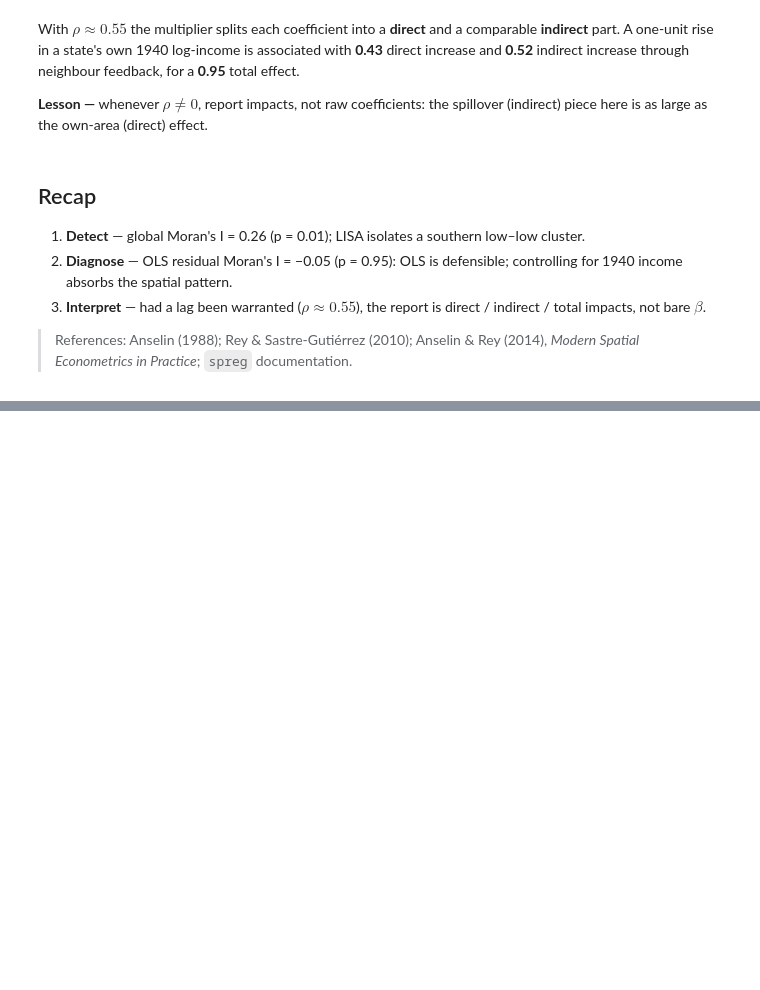
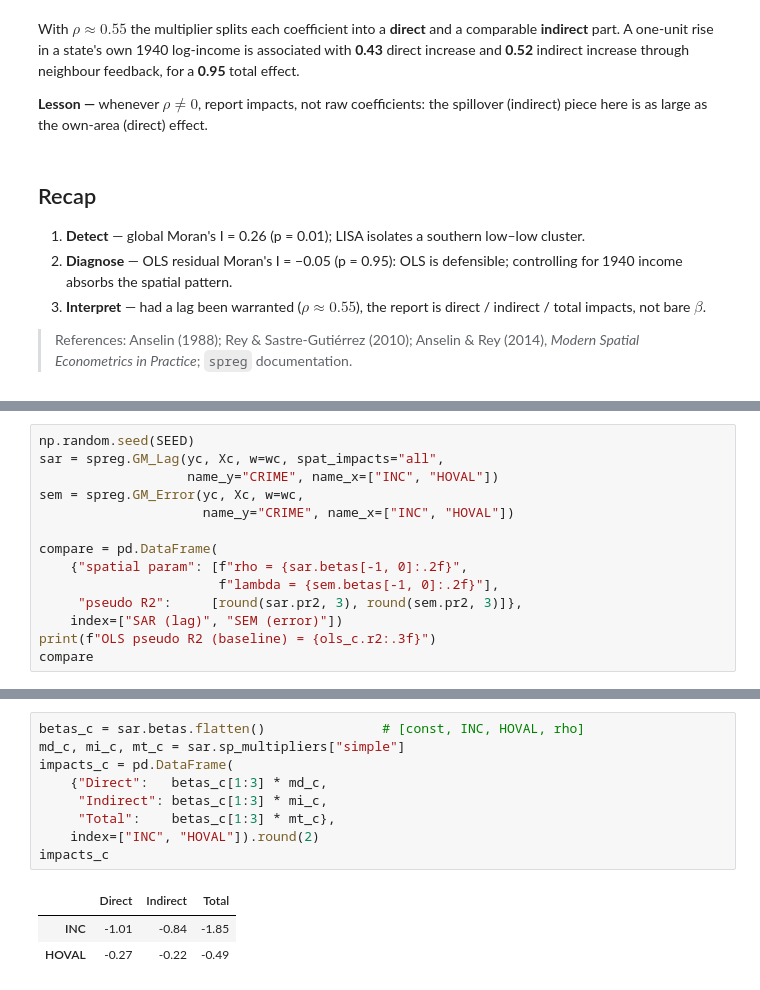
Before and after one commit to rschifan/spatial-unito-26, a Jupyter notebook: notebooks/03_spatial_econonometric_modeling.ipynb, the cells around one changed output, grey strips where cells are left out. Saved outputs shown, nothing was run; the diff lists cells and outputs as text; blank space fills up the shorter version.

```diff
--- a/notebooks/03_spatial_econonometric_modeling.ipynb
+++ b/notebooks/03_spatial_econonometric_modeling.ipynb
@@ -197,0 +296,14 @@ spillover (indirect) piece here is as large as the own-area (direct) effect.
+# %%
+np.random.seed(SEED)
+sar = spreg.GM_Lag(yc, Xc, w=wc, spat_impacts="all",
+                   name_y="CRIME", name_x=["INC", "HOVAL"])
+sem = spreg.GM_Error(yc, Xc, w=wc,
+                     name_y="CRIME", name_x=["INC", "HOVAL"])
+
+compare = pd.DataFrame(
+    {"spatial param": [f"rho = {sar.betas[-1, 0]:.2f}",
+                       f"lambda = {sem.betas[-1, 0]:.2f}"],
+     "pseudo R2":     [round(sar.pr2, 3), round(sem.pr2, 3)]},
+    index=["SAR (lag)", "SEM (error)"])
+print(f"OLS pseudo R2 (baseline) = {ols_c.r2:.3f}")
+compare
@@ -197,0 +330,13 @@ spillover (indirect) piece here is as large as the own-area (direct) effect.
+# %%
+betas_c = sar.betas.flatten()               # [const, INC, HOVAL, rho]
+md_c, mi_c, mt_c = sar.sp_multipliers["simple"]
+impacts_c = pd.DataFrame(
+    {"Direct":   betas_c[1:3] * md_c,
+     "Indirect": betas_c[1:3] * mi_c,
+     "Total":    betas_c[1:3] * mt_c},
+    index=["INC", "HOVAL"]).round(2)
+impacts_c
+# %% [output]
+|  | Direct | Indirect | Total |
+| INC | -1.01 | -0.84 | -1.85 |
+| HOVAL | -0.27 | -0.22 | -0.49 |
```
Also changed, not shown: parts of 12 cells of this notebook.
